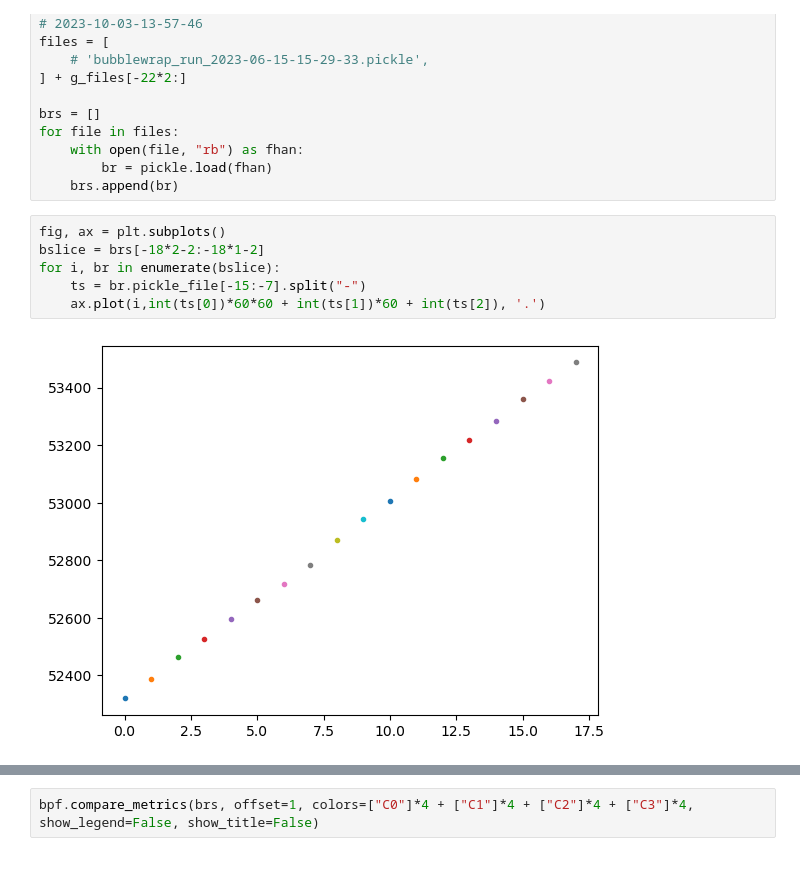
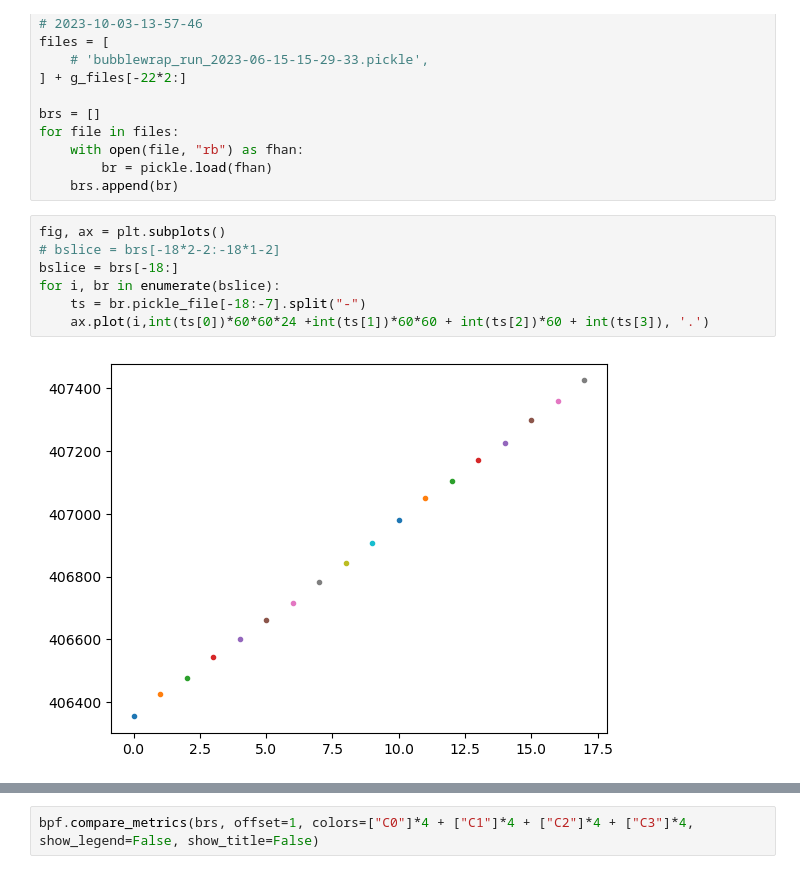
Before and after one commit to draeloslab/Bubblewrap, a Jupyter notebook: generated/bubblewrap_runs/Run Inspector.ipynb, the cells around one changed output, grey strips where cells are left out. Drawn from its saved outputs; the diff is of its cells as text.

```diff
--- a/generated/bubblewrap_runs/Run Inspector.ipynb
+++ b/generated/bubblewrap_runs/Run Inspector.ipynb
@@ -143,9 +116,10 @@ for file in files:
     brs.append(br)
 # %%
 fig, ax = plt.subplots()
-bslice = brs[-18*2-2:-18*1-2]
+# bslice = brs[-18*2-2:-18*1-2]
+bslice = brs[-18:]
 for i, br in enumerate(bslice):
-    ts = br.pickle_file[-15:-7].split("-")
-    ax.plot(i,int(ts[0])*60*60 + int(ts[1])*60 + int(ts[2]), '.')
+    ts = br.pickle_file[-18:-7].split("-")
+    ax.plot(i,int(ts[0])*60*60*24 +int(ts[1])*60*60 + int(ts[2])*60 + int(ts[3]), '.')
 # %% [output]
-[figure, old version]
+[figure, new version]
```
Also changed, not shown: parts of 20 cells of this notebook, 5 other files.
